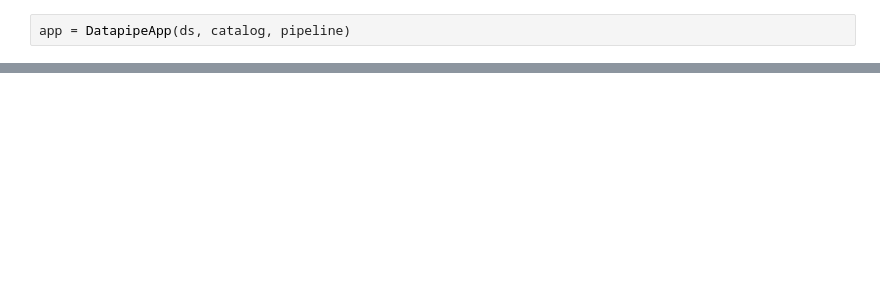
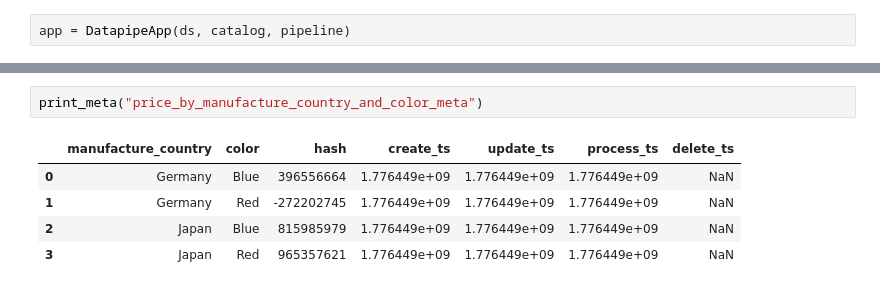
Before and after one commit to epoch8/datapipe-examples, a Jupyter notebook: collab_demo_3.12/datapipe_demo_1_rus.ipynb, the cells around one changed output, grey strips where cells are left out. Saved outputs shown, nothing was run; the diff lists cells and outputs as text; blank space fills up the shorter version.

```diff
--- a/collab_demo_3.12/datapipe_demo_1_rus.ipynb
+++ b/collab_demo_3.12/datapipe_demo_1_rus.ipynb
@@ -230,0 +998,8 @@ with open(FILEPATH__PROCESSED__CARS.replace("{data}", "cars_scanned"), "r") as f
+# %%
+print_meta("price_by_manufacture_country_and_color_meta")
+# %% [output]
+|  | manufacture_country | color | hash | create_ts | update_ts | process_ts | delete_ts |
+| 0 | Germany | Blue | 396556664 | 1.776449e+09 | 1.776449e+09 | 1.776449e+09 | NaN |
+| 1 | Germany | Red | -272202745 | 1.776449e+09 | 1.776449e+09 | 1.776449e+09 | NaN |
+| 2 | Japan | Blue | 815985979 | 1.776449e+09 | 1.776449e+09 | 1.776449e+09 | NaN |
+| 3 | Japan | Red | 965357621 | 1.776449e+09 | 1.776449e+09 | 1.776449e+09 | NaN |
```
Also changed, not shown: parts of 116 cells of this notebook.
